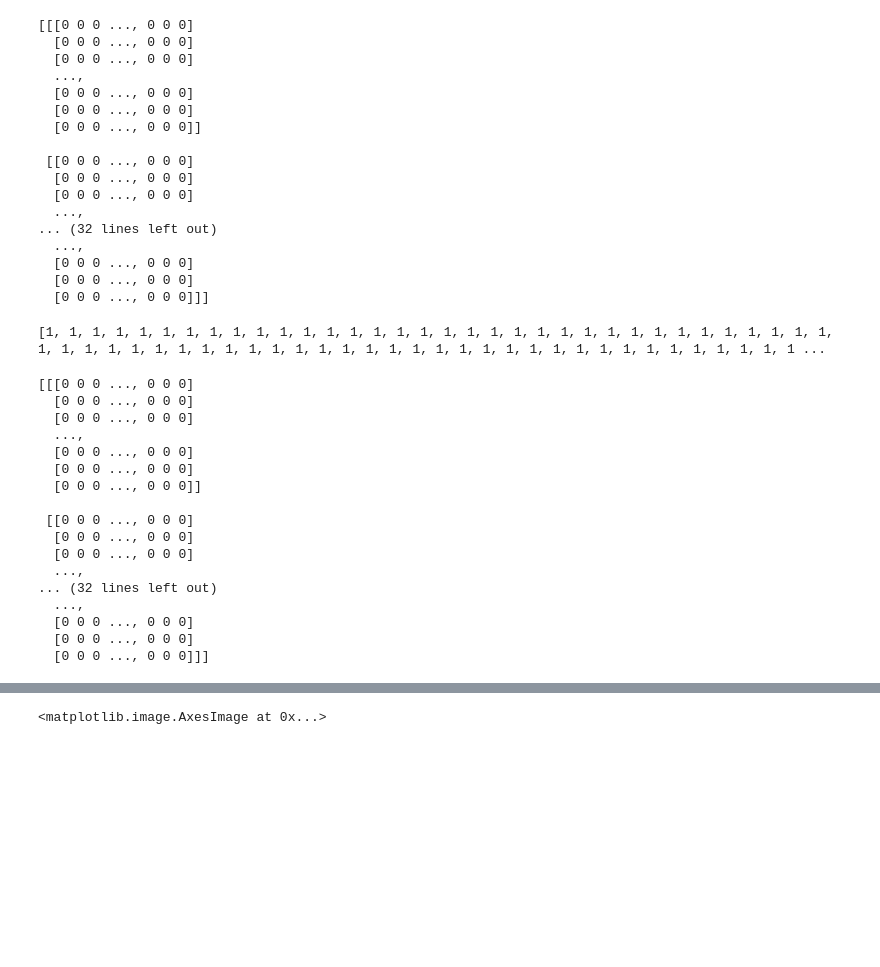
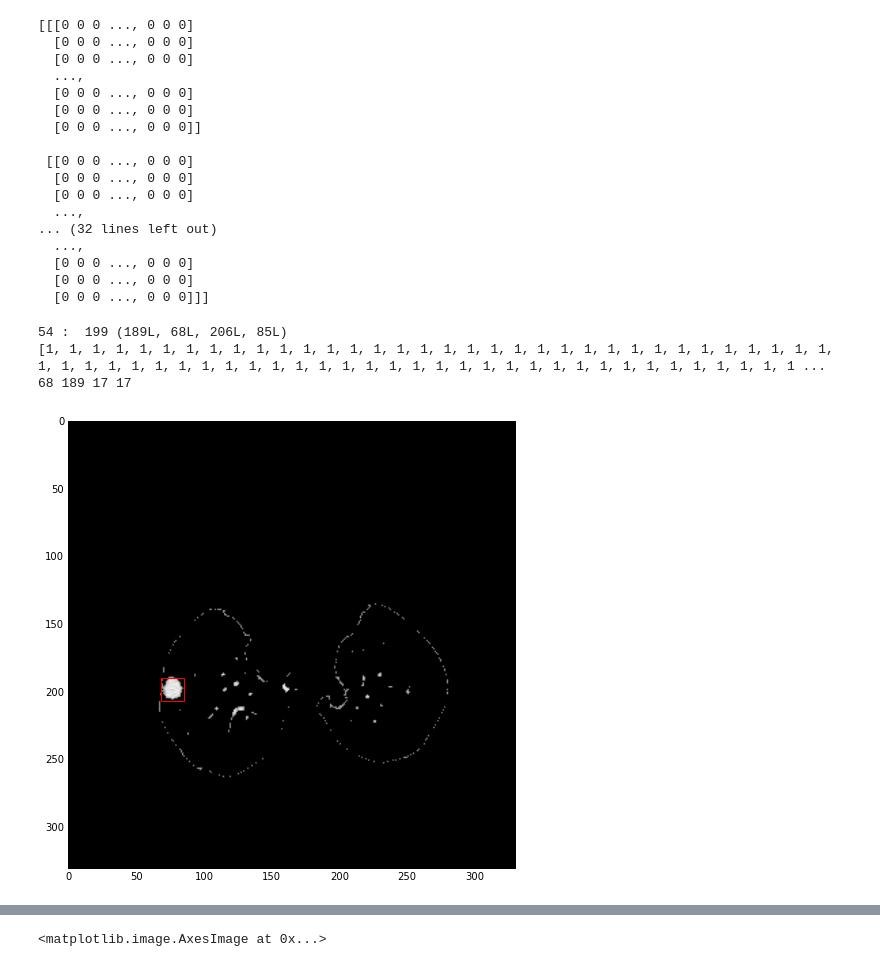
Before and after one commit to Cjeschke91/lungCancer, a Jupyter notebook: lungCancer_HUpixels.ipynb, the cells around one changed output, grey strips where cells are left out. Cells and saved outputs as stored; diff of their text form; code cells hidden in the pictures; blank space fills up the shorter version.

```diff
--- a/lungCancer_HUpixels.ipynb
+++ b/lungCancer_HUpixels.ipynb
@@ -332,33 +338,37 @@ print temp
   [0 0 0 ..., 0 0 0]
   [0 0 0 ..., 0 0 0]
   [0 0 0 ..., 0 0 0]]]
-# %%
-selem = ball(1)
-binary = pix_resampled < -400
-binary_im = binary_closing(temp, selem)
-label_scan = measure.label(binary_im)
-areas = [r.area for r in measure.regionprops(label_scan)]
-areas.sort()
-print areas
-# %% [output]
-[1, 1, 1, 1, 1, 1, 1, 1, 1, 1, 1, 1, 1, 1, 1, 1, 1, 1, 1, 1, 1, 1, 1, 1, 1, 1, 1, 1, 1, 1, 1, 1, 1, 1, 1, 1, 1, 1, 1, 1, 1, 1, 1, 1, 1, 1, 1, 1, 1, 1, 1, 1, 1, 1, 1, 1, 1, 1, 1, 1, 1, 1, 1, 1, 1, 1, 1 ...
-# %%
-print label_scan
-# %% [output]
-[[[0 0 0 ..., 0 0 0]
-  [0 0 0 ..., 0 0 0]
-  [0 0 0 ..., 0 0 0]
-  ...,
-  [0 0 0 ..., 0 0 0]
-  [0 0 0 ..., 0 0 0]
-  [0 0 0 ..., 0 0 0]]
-
- [[0 0 0 ..., 0 0 0]
-  [0 0 0 ..., 0 0 0]
-  [0 0 0 ..., 0 0 0]
-  ...,
-... (32 lines left out)
-  ...,
-  [0 0 0 ..., 0 0 0]
-  [0 0 0 ..., 0 0 0]
-  [0 0 0 ..., 0 0 0]]]
+# %%
+#selem = ball(3)
+selem = disk(2)
+binary = pix_resampled < -400
+binary_im = binary_closing(temp[slice_number2], selem)
+#binary_im = binary_erosion(temp[slice_number2], selem)
+label_scan = measure.label(binary_im)
+areas = [r.area for r in measure.regionprops(label_scan)]
+bboxes = [r.bbox for r in measure.regionprops(label_scan)]
+max_area = 0
+for i in range(0,len(areas)):
+    if areas[i] > 50:
+        print i, ": ", areas[i], bboxes[i]
+        index = i
+
+areas.sort()
+print areas
+
+x = bboxes[index][1]
+y = bboxes[index][0]
+w = bboxes[index][3]-bboxes[index][1]
+h = bboxes[index][2]-bboxes[index][0]
+print x,y,w,h
+
+fig,ax = plt.subplots(1,figsize=(8,8))
+ax.imshow(pix_resampled[slice_number2],cmap='gray')
+rect = patches.Rectangle((x,y),w,h,linewidth=1,edgecolor='r',facecolor='none')
+ax.add_patch(rect)
+plt.show()
+# %% [output]
+54 :  199 (189L, 68L, 206L, 85L)
+[1, 1, 1, 1, 1, 1, 1, 1, 1, 1, 1, 1, 1, 1, 1, 1, 1, 1, 1, 1, 1, 1, 1, 1, 1, 1, 1, 1, 1, 1, 1, 1, 1, 1, 1, 1, 1, 1, 1, 1, 1, 1, 1, 1, 1, 1, 1, 1, 1, 1, 1, 1, 1, 1, 1, 1, 1, 1, 1, 1, 1, 1, 1, 1, 1, 1, 1 ...
+68 189 17 17
+[figure, added]
```
Also changed, not shown: parts of 8 cells of this notebook, 2 other files.
